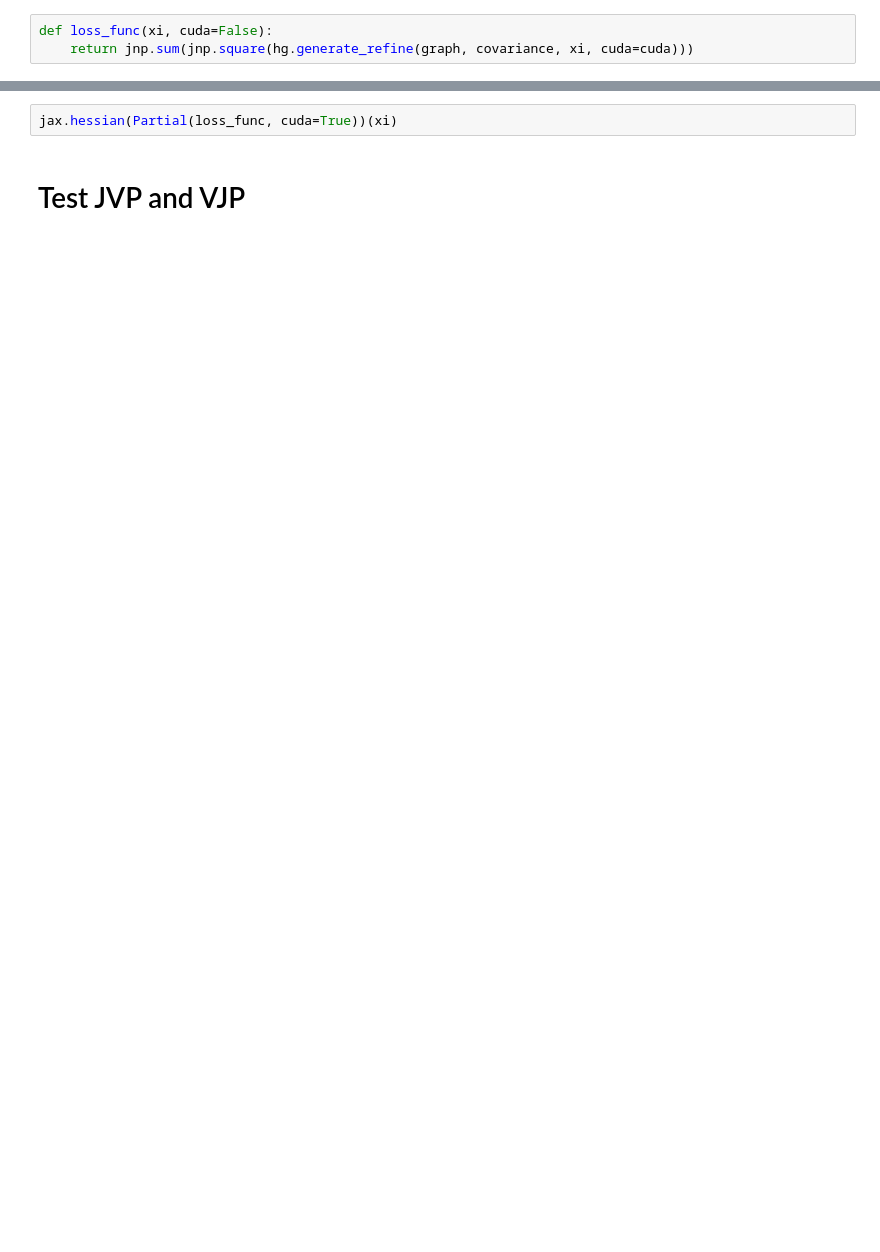
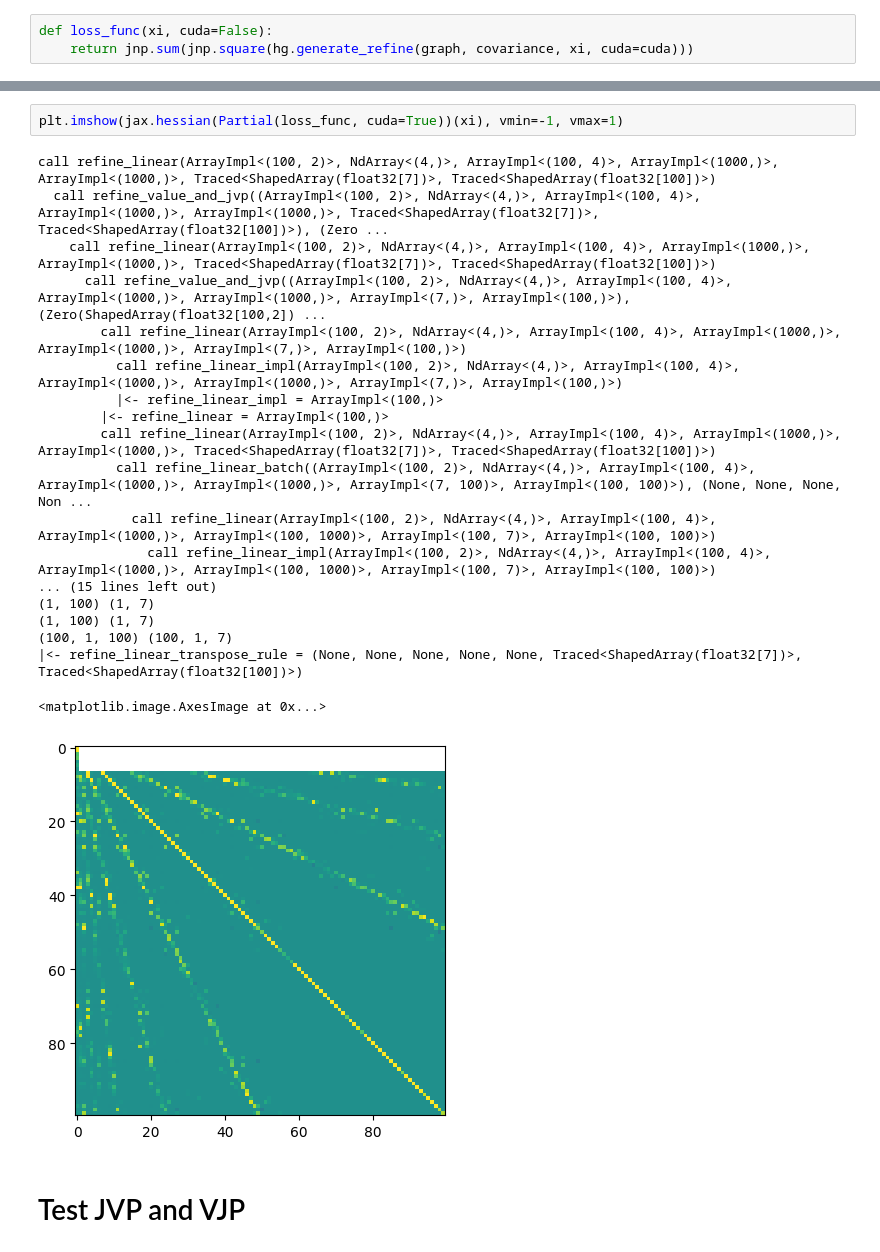
Before and after one commit to stanford-ism/graphgp, a Jupyter notebook: new.ipynb, the cells around one changed output, grey strips where cells are left out. Saved outputs shown, nothing was run; the diff lists cells and outputs as text; blank space fills up the shorter version.

```diff
--- a/new.ipynb
+++ b/new.ipynb
@@ -56,5 +72,25 @@ jax.hessian(Partial(loss_func, cuda=False))(xi)
 # %%
-jax.hessian(Partial(loss_func, cuda=True))(xi)
+plt.imshow(jax.hessian(Partial(loss_func, cuda=True))(xi), vmin=-1, vmax=1)
+# %% [output]
+call refine_linear(ArrayImpl<(100, 2)>, NdArray<(4,)>, ArrayImpl<(100, 4)>, ArrayImpl<(1000,)>, ArrayImpl<(1000,)>, Traced<ShapedArray(float32[7])>, Traced<ShapedArray(float32[100])>)
+  call refine_value_and_jvp((ArrayImpl<(100, 2)>, NdArray<(4,)>, ArrayImpl<(100, 4)>, ArrayImpl<(1000,)>, ArrayImpl<(1000,)>, Traced<ShapedArray(float32[7])>, Traced<ShapedArray(float32[100])>), (Zero ...
+    call refine_linear(ArrayImpl<(100, 2)>, NdArray<(4,)>, ArrayImpl<(100, 4)>, ArrayImpl<(1000,)>, ArrayImpl<(1000,)>, Traced<ShapedArray(float32[7])>, Traced<ShapedArray(float32[100])>)
+      call refine_value_and_jvp((ArrayImpl<(100, 2)>, NdArray<(4,)>, ArrayImpl<(100, 4)>, ArrayImpl<(1000,)>, ArrayImpl<(1000,)>, ArrayImpl<(7,)>, ArrayImpl<(100,)>), (Zero(ShapedArray(float32[100,2]) ...
+        call refine_linear(ArrayImpl<(100, 2)>, NdArray<(4,)>, ArrayImpl<(100, 4)>, ArrayImpl<(1000,)>, ArrayImpl<(1000,)>, ArrayImpl<(7,)>, ArrayImpl<(100,)>)
+          call refine_linear_impl(ArrayImpl<(100, 2)>, NdArray<(4,)>, ArrayImpl<(100, 4)>, ArrayImpl<(1000,)>, ArrayImpl<(1000,)>, ArrayImpl<(7,)>, ArrayImpl<(100,)>)
+          |<- refine_linear_impl = ArrayImpl<(100,)>
+        |<- refine_linear = ArrayImpl<(100,)>
+        call refine_linear(ArrayImpl<(100, 2)>, NdArray<(4,)>, ArrayImpl<(100, 4)>, ArrayImpl<(1000,)>, ArrayImpl<(1000,)>, Traced<ShapedArray(float32[7])>, Traced<ShapedArray(float32[100])>)
+          call refine_linear_batch((ArrayImpl<(100, 2)>, NdArray<(4,)>, ArrayImpl<(100, 4)>, ArrayImpl<(1000,)>, ArrayImpl<(1000,)>, ArrayImpl<(7, 100)>, ArrayImpl<(100, 100)>), (None, None, None, Non ...
+            call refine_linear(ArrayImpl<(100, 2)>, NdArray<(4,)>, ArrayImpl<(100, 4)>, ArrayImpl<(1000,)>, ArrayImpl<(100, 1000)>, ArrayImpl<(100, 7)>, ArrayImpl<(100, 100)>)
+              call refine_linear_impl(ArrayImpl<(100, 2)>, NdArray<(4,)>, ArrayImpl<(100, 4)>, ArrayImpl<(1000,)>, ArrayImpl<(100, 1000)>, ArrayImpl<(100, 7)>, ArrayImpl<(100, 100)>)
+... (15 lines left out)
+(1, 100) (1, 7)
+(1, 100) (1, 7)
+(100, 1, 100) (100, 1, 7)
+|<- refine_linear_transpose_rule = (None, None, None, None, None, Traced<ShapedArray(float32[7])>, Traced<ShapedArray(float32[100])>)
+<matplotlib.image.AxesImage at 0x...>
+[figure, added]
 # %% [markdown]
 # Test JVP and VJP
 # %%
```
Also changed, not shown: parts of 9 cells of this notebook, 1 other file.
